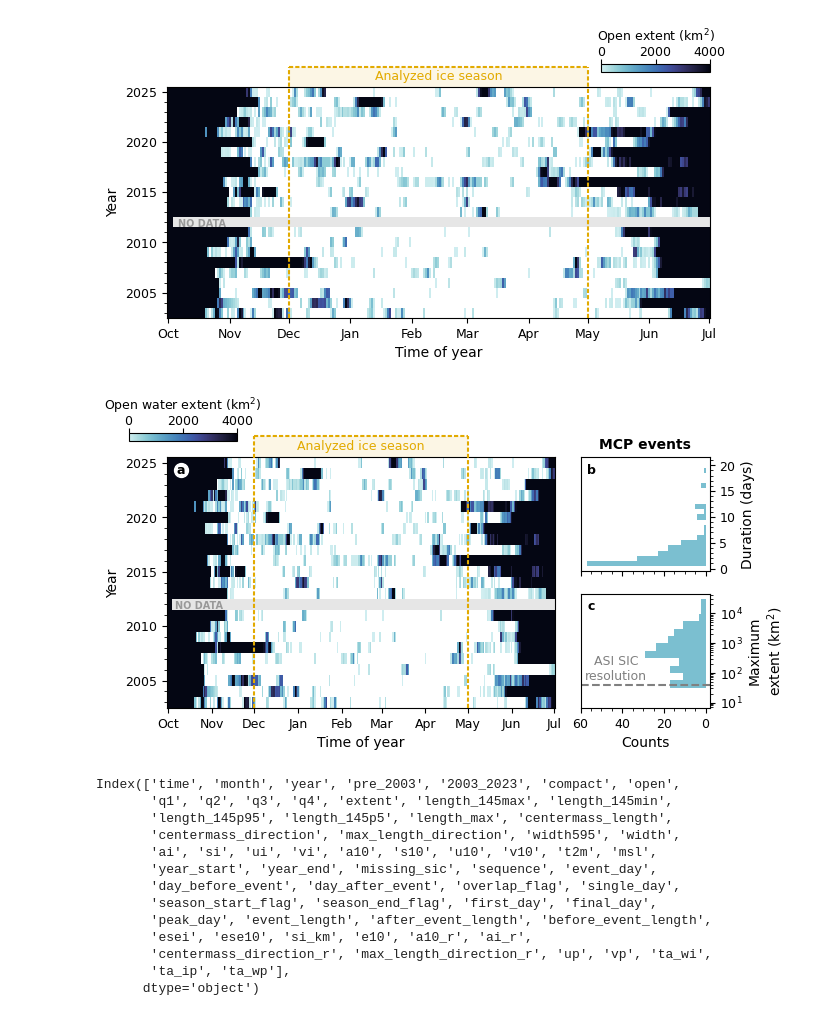
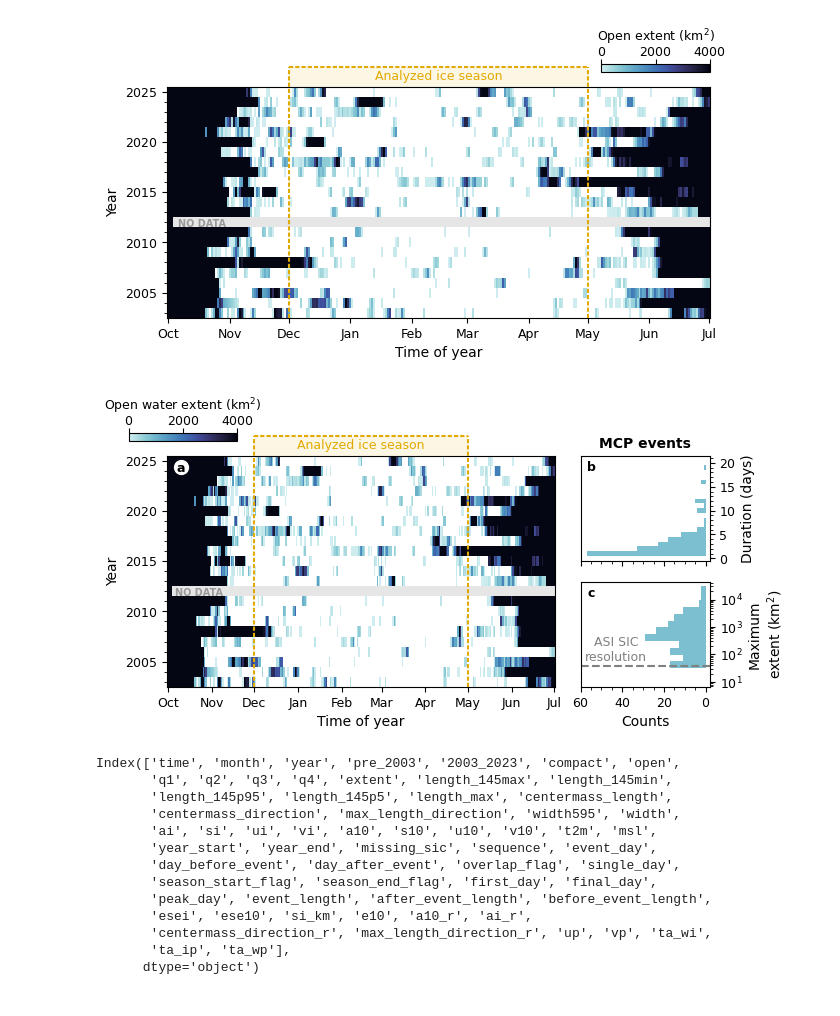
Before and after one commit to mackenziejewell/SBSpolynya, a Jupyter notebook: notebooks/05_OccurrencesHeatMap.ipynb, the cells around one changed output. Saved outputs shown, nothing was run; the diff lists cells and outputs as text; code cells hidden in the pictures.

```diff
--- a/notebooks/05_OccurrencesHeatMap.ipynb
+++ b/notebooks/05_OccurrencesHeatMap.ipynb
@@ -370,7 +370,7 @@ import cmocean
 # Assume plotter.add_colorbar is a custom colorbar utility
 
 # === Setup figure and layout ===
-fig = plt.figure(figsize=(7, 3.25))  # Wider figure to accommodate side panels
+fig = plt.figure(figsize=(7, 3))  # Wider figure to accommodate side panels
 gs = gridspec.GridSpec(2, 2, width_ratios=[3, 1], height_ratios=[1,1], wspace=0.1, hspace=0.2)
 
 # --- Left Main Panel: pcolormesh plot ---
@@ -465,34 +465,34 @@ ax.text(0.05, 0.95, 'b', weight='bold', ha='left', va='top', transform=ax.transA
 # plt.setp(ax2.get_xticklabels(), visible=False)  # Hide x labels
 
 # --- Right Lower Panel: Metric B ---
 ax3 = fig.add_subplot(gs[1, 1], )
 
 ax = ax3
 
 # dfr.extent[dfr.sequence!=-999]
 ax.hist(max_sizes, bins=np.logspace(1, np.log10(30000), 15), orientation='horizontal',
         facecolor=cmocean.cm.ice(0.75), edgecolor='None')
 ax.semilogy()
 ax.axhline(39, c='gray', lw=1.5, ls='dashed')
 ax.text(43,45, 'ASI SIC\nresolution', c='gray', ha='center', va='bottom')
 ax.set_xlim(-2,60)
 ax.yaxis.set_label_position("right")
 ax.yaxis.tick_right()
 ax.xaxis.set_major_locator(ticker.MultipleLocator(20))
 ax.xaxis.set_minor_locator(ticker.MultipleLocator(5))
 
 ax.set_ylabel('Maximum\nextent $\mathrm{(km^2)}$')
 ax.set_xlabel('Counts')
 ax.invert_xaxis()
 
 # Optional: fine-tune layout
 # plt.tight_layout()
 
 ax.text(0.05, 0.95, 'c', weight='bold', ha='left', va='top', transform=ax.transAxes)
 
 SAVE(fig, '../figures/results/occurrences/Fig02b.png')
 # %% [output]
-[figure, old version]
+[figure, new version]
 # %%
 dfr.keys()
 # %% [output]
```
Also changed, not shown: parts of 2 cells of this notebook, 4 other files.
